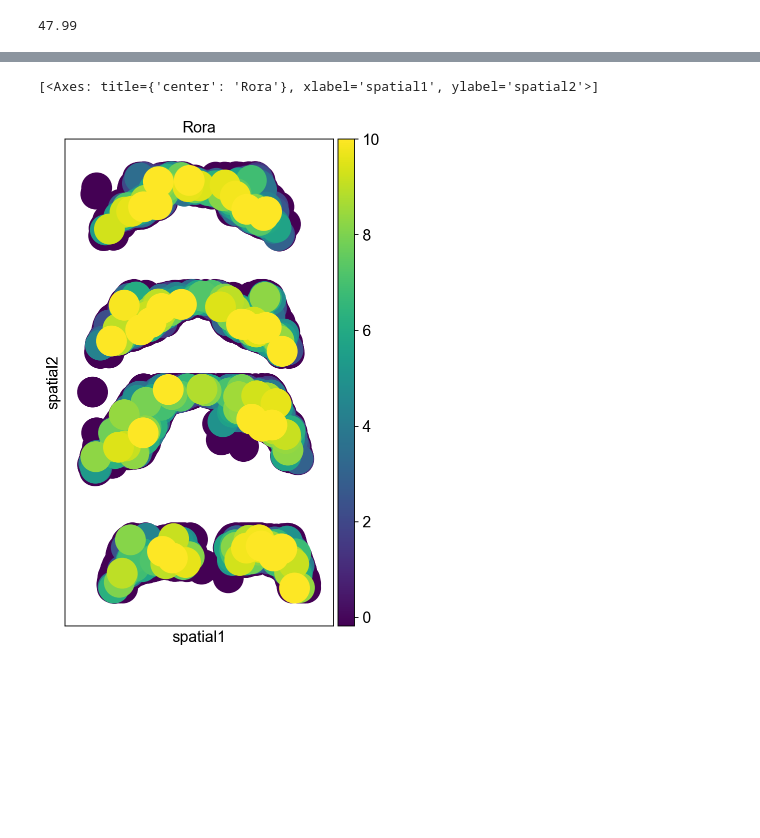
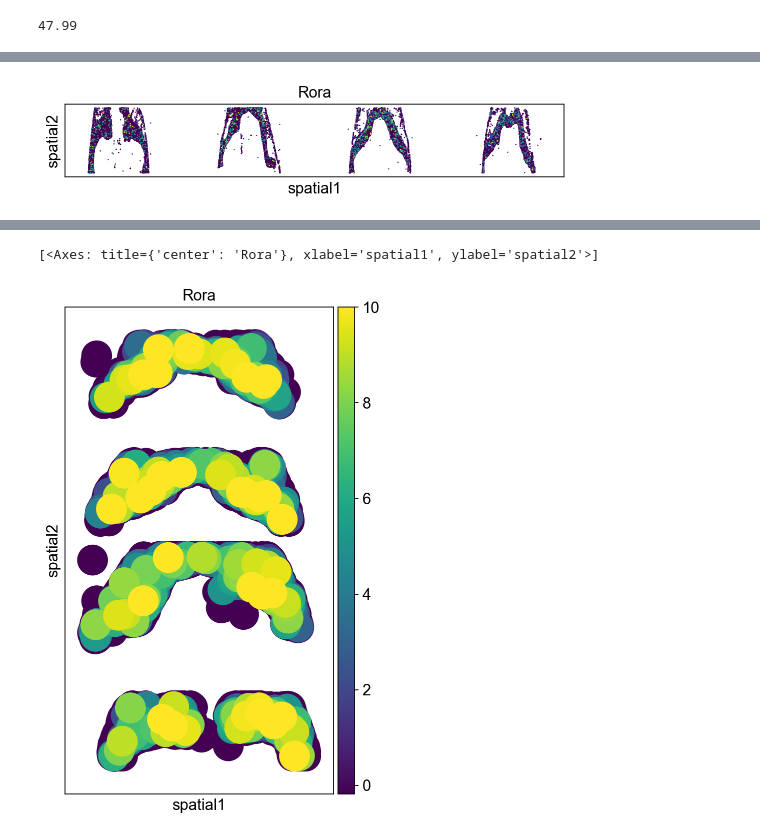
Before and after one commit to kwoniris/mouse-cereb-dev, a Jupyter notebook: code/anndata_to_zarr.ipynb, the cells around one changed output, grey strips where cells are left out. Drawn from its saved outputs; the diff is of its cells as text; code cells hidden in the pictures; blank space fills up the shorter version.

```diff
--- a/code/anndata_to_zarr.ipynb
+++ b/code/anndata_to_zarr.ipynb
@@ -115,0 +240,4 @@ print(95.98/2)
+# %%
+sc.pl.spatial(e11_data_scaled, spot_size=3, color="Rora", colorbar_loc = None)
+# %% [output]
+[figure, added]
```
Also changed, not shown: parts of 42 cells of this notebook, 3 other files.
